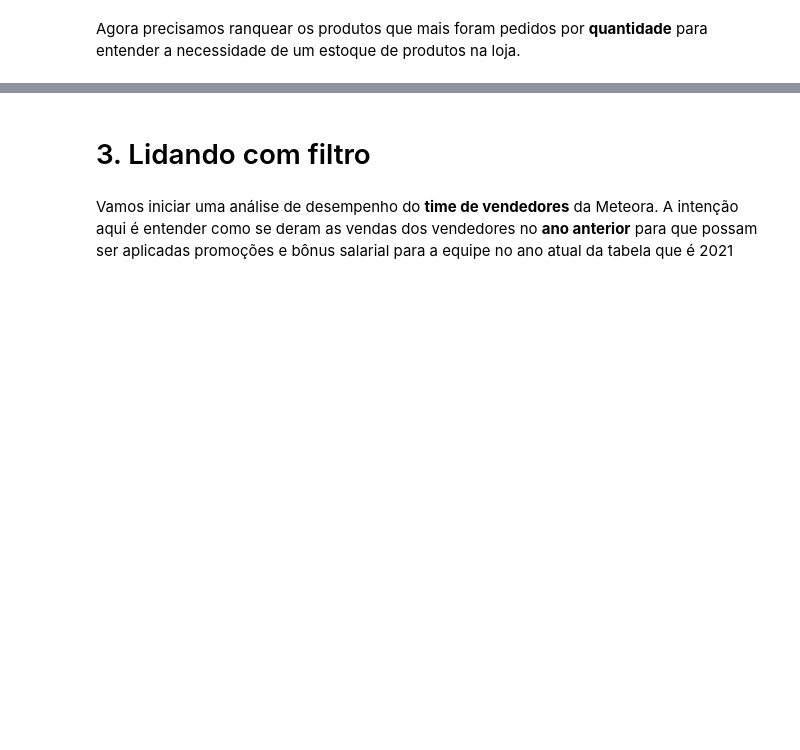
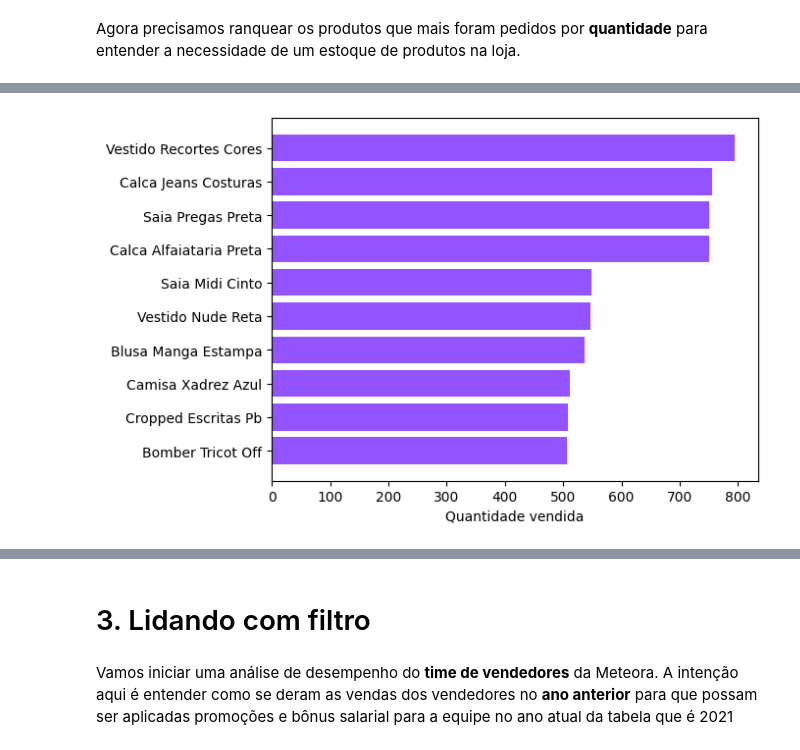
Before and after one commit to strawndri/meteora-analise, a Jupyter notebook: Notebook_Meteora.ipynb, the cells around one changed output, grey strips where cells are left out. Drawn from its saved outputs; the diff is of its cells as text; code cells hidden in the pictures; blank space fills up the shorter version.

```diff
--- a/Notebook_Meteora.ipynb
+++ b/Notebook_Meteora.ipynb
@@ -52,0 +112,10 @@ Agora precisamos ranquear os produtos que mais foram pedidos por **quantidade**
+# %%
+query = '''SELECT PRODUTOS.PRODUTO AS 'Produto', SUM(ITENS_PEDIDOS.QUANTIDADE) AS Quantidade
+FROM ITENS_PEDIDOS
+JOIN PRODUTOS
+ON ITENS_PEDIDOS.PRODUTO_ID = PRODUTOS.PRODUTO_ID
+GROUP BY PRODUTOS.PRODUTO
+ORDER BY Quantidade ASC'''
+
+df_prod_quantidade = sql_df(query)
+df_prod_quantidade
@@ -52,0 +136,6 @@ Agora precisamos ranquear os produtos que mais foram pedidos por **quantidade**
+# %%
+plt.barh(df_prod_quantidade['Produto'][-10:], df_prod_quantidade['Quantidade'][-10:], color='#9353ff')
+plt.xlabel('Quantidade vendida')
+plt.show()
+# %% [output]
+[figure, added]
```
Also changed, not shown: parts of 17 cells of this notebook.
